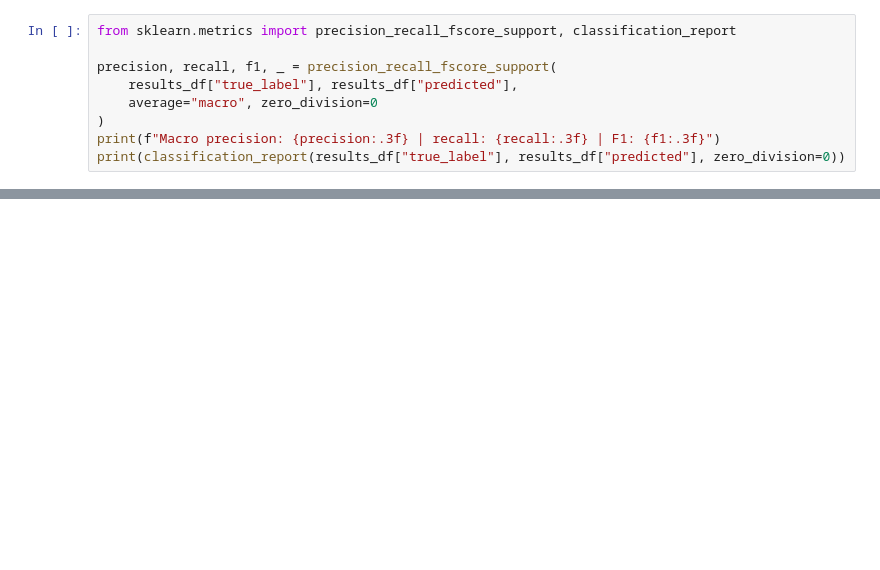
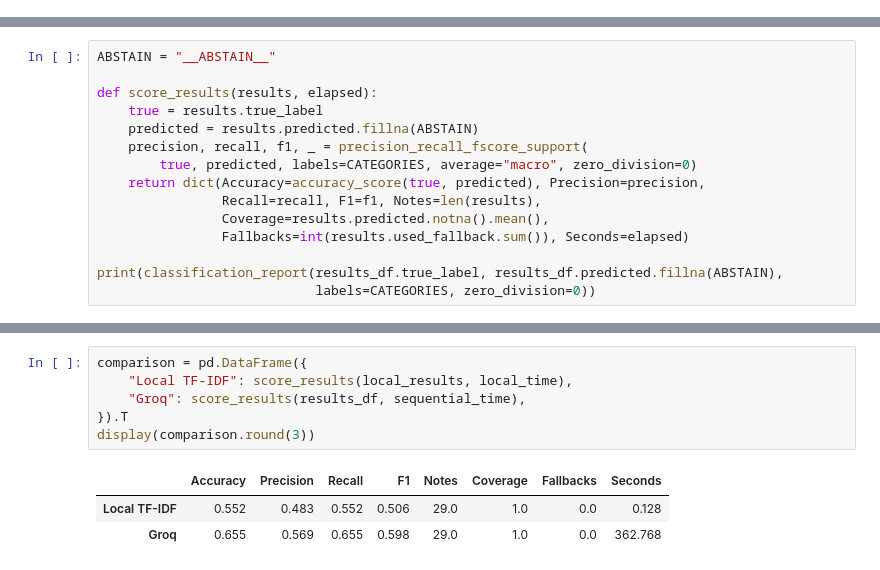
Before and after one commit to Abdelrahman-Nashaat/Depi, a Jupyter notebook: clinical.ipynb, the cells around one changed output, grey strips where cells are left out. Saved outputs shown, nothing was run; the diff lists cells and outputs as text; blank space fills up the shorter version.

```diff
--- a/clinical.ipynb
+++ b/clinical.ipynb
@@ -871,9 +0,0 @@ Section 23's error analysis exists precisely to separate *these* errors (defensi
-# %%
-from sklearn.metrics import precision_recall_fscore_support, classification_report
-
-precision, recall, f1, _ = precision_recall_fscore_support(
-    results_df["true_label"], results_df["predicted"],
-    average="macro", zero_division=0
-)
-print(f"Macro precision: {precision:.3f} | recall: {recall:.3f} | F1: {f1:.3f}")
-print(classification_report(results_df["true_label"], results_df["predicted"], zero_division=0))
@@ -1175,0 +580,15 @@ machinery are identical. The substantive differences:
+# %%
+ABSTAIN = "__ABSTAIN__"
+
+def score_results(results, elapsed):
+    true = results.true_label
+    predicted = results.predicted.fillna(ABSTAIN)
+    precision, recall, f1, _ = precision_recall_fscore_support(
+        true, predicted, labels=CATEGORIES, average="macro", zero_division=0)
+    return dict(Accuracy=accuracy_score(true, predicted), Precision=precision,
+                Recall=recall, F1=f1, Notes=len(results),
+                Coverage=results.predicted.notna().mean(),
+                Fallbacks=int(results.used_fallback.sum()), Seconds=elapsed)
+
+print(classification_report(results_df.true_label, results_df.predicted.fillna(ABSTAIN),
+                            labels=CATEGORIES, zero_division=0))
@@ -1175,0 +617,10 @@ machinery are identical. The substantive differences:
+# %%
+comparison = pd.DataFrame({
+    "Local TF-IDF": score_results(local_results, local_time),
+    "Groq": score_results(results_df, sequential_time),
+}).T
+display(comparison.round(3))
+# %% [output]
+|  | Accuracy | Precision | Recall | F1 | Notes | Coverage | Fallbacks | Seconds |
+| Local TF-IDF | 0.552 | 0.483 | 0.552 | 0.506 | 29.0 | 1.0 | 0.0 | 0.128 |
+| Groq | 0.655 | 0.569 | 0.655 | 0.598 | 29.0 | 1.0 | 0.0 | 362.768 |
```
Also changed, not shown: parts of 145 cells of this notebook, 4 other files.
